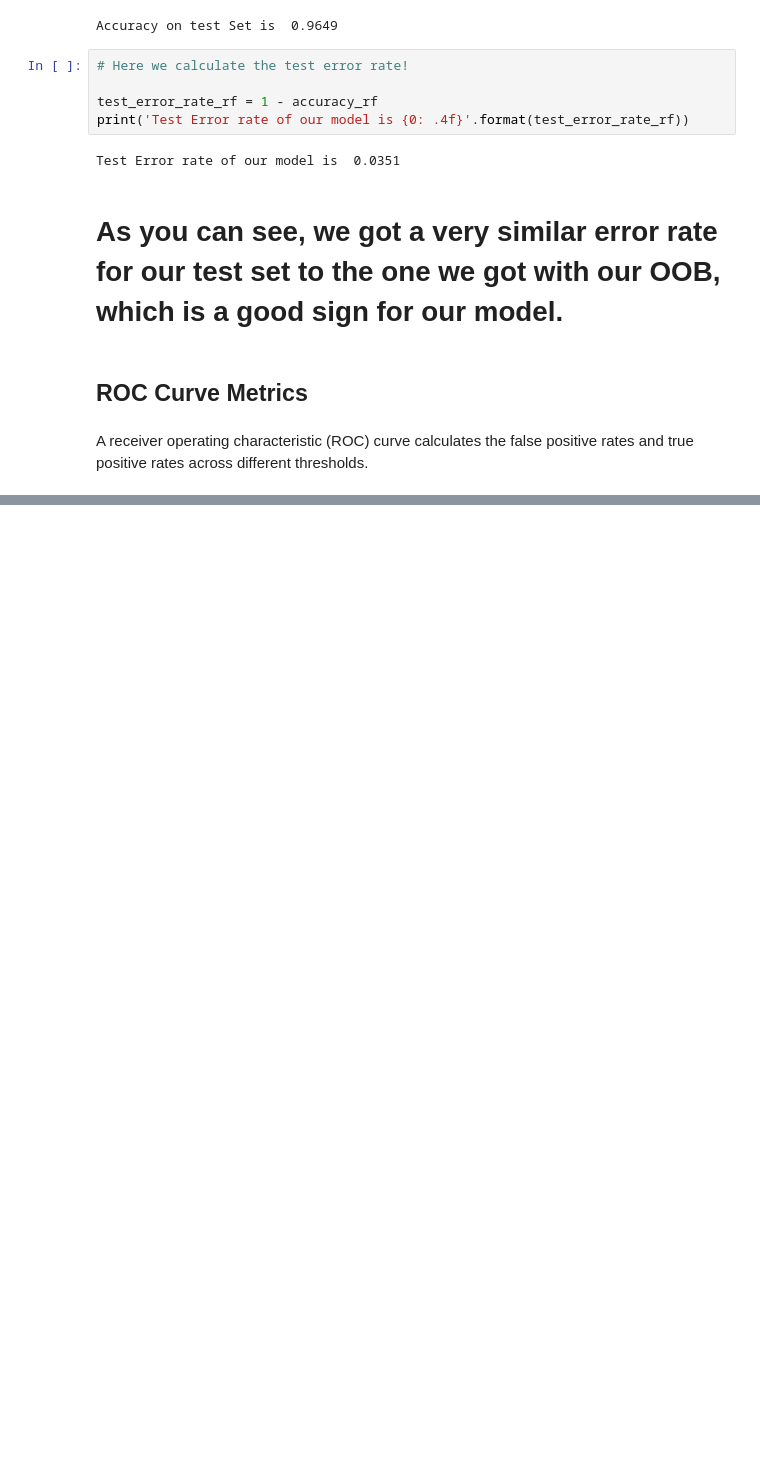
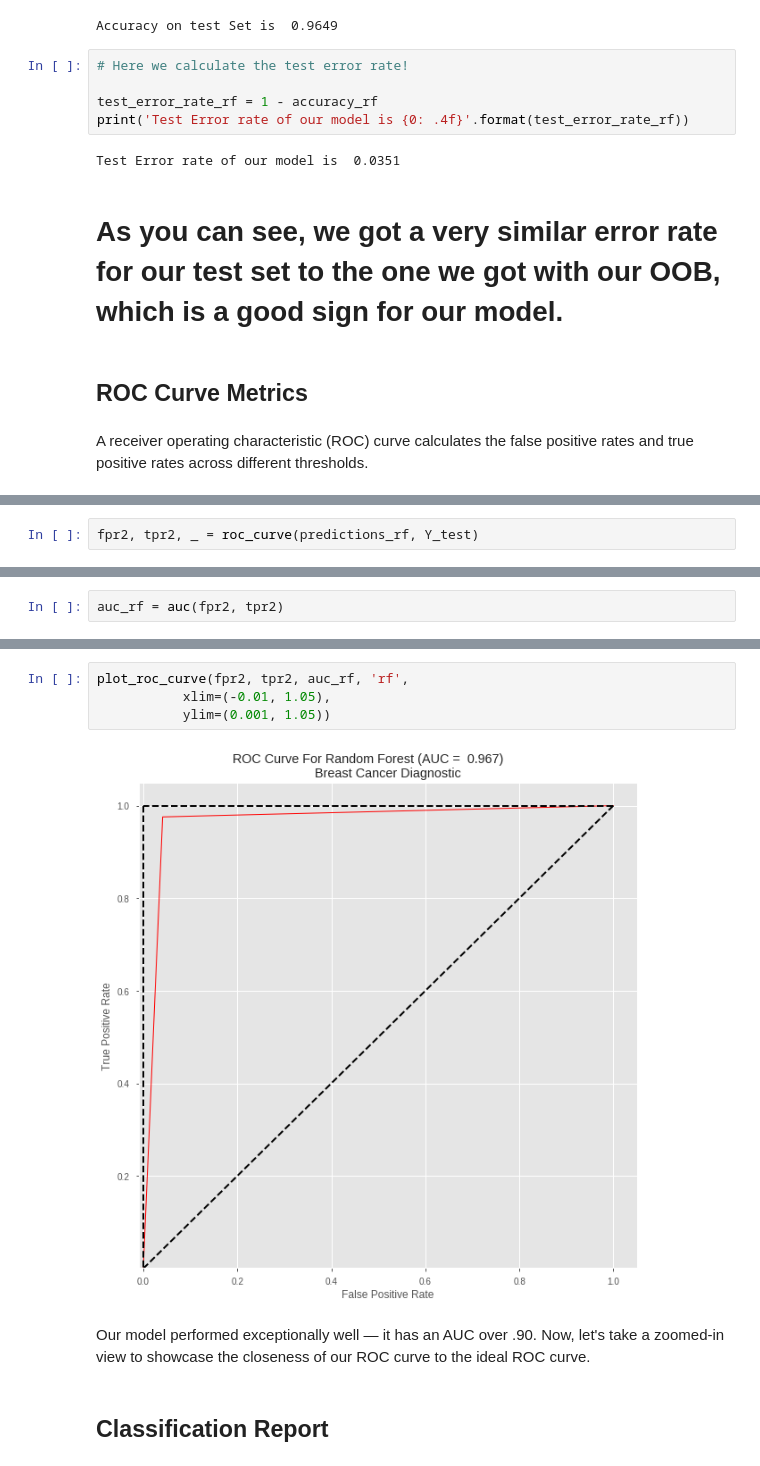
Before and after one commit to ddb95/Data_Science_and_ML_Projects, a Jupyter notebook: breastCancerWinsconsin/breastCancer_Classification_using_Random_forest.ipynb, the cells around one changed output, grey strips where cells are left out. Drawn from its saved outputs; the diff is of its cells as text; blank space fills up the shorter version.

```diff
--- a/breastCancerWinsconsin/breastCancer_Classification_using_Random_forest.ipynb
+++ b/breastCancerWinsconsin/breastCancer_Classification_using_Random_forest.ipynb
@@ -568,0 +573,2 @@ A receiver operating characteristic (ROC) curve calculates the false positive ra
+# %%
+fpr2, tpr2, _ = roc_curve(predictions_rf, Y_test)
@@ -568,0 +577,2 @@ A receiver operating characteristic (ROC) curve calculates the false positive ra
+# %%
+auc_rf = auc(fpr2, tpr2)
@@ -568,0 +636,10 @@ A receiver operating characteristic (ROC) curve calculates the false positive ra
+# %%
+plot_roc_curve(fpr2, tpr2, auc_rf, 'rf',
+           xlim=(-0.01, 1.05),
+           ylim=(0.001, 1.05))
+# %% [output]
+[figure, added]
+# %% [markdown]
+Our model performed exceptionally well — it has an AUC over .90. Now, let's take a zoomed-in view to showcase the closeness of our ROC curve to the ideal ROC curve.
+# %% [markdown]
+## Classification Report
```
Also changed, not shown: parts of 9 cells of this notebook.
